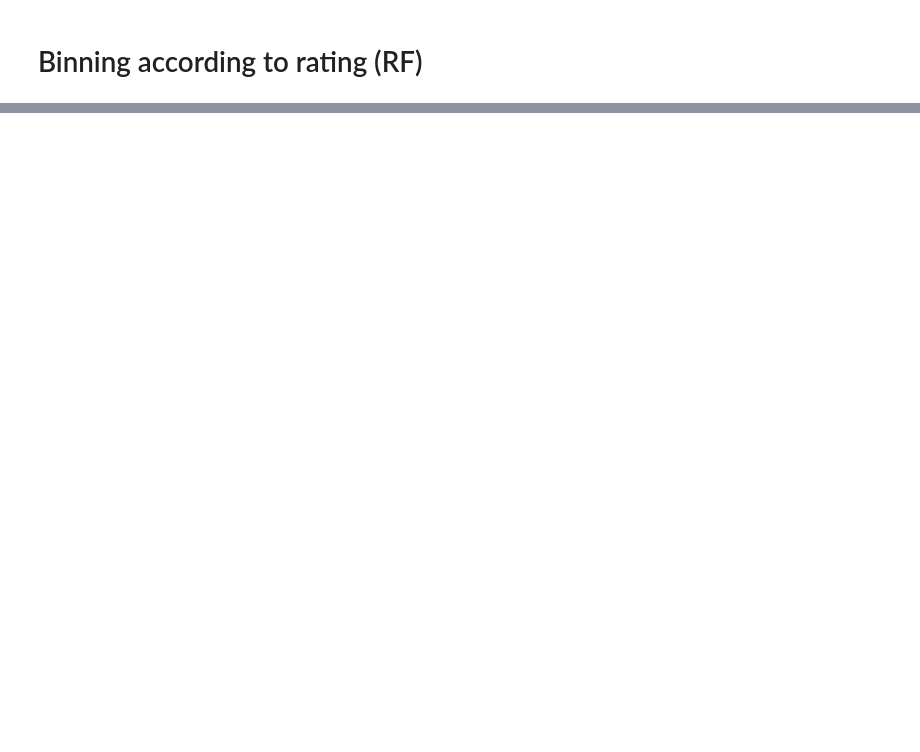
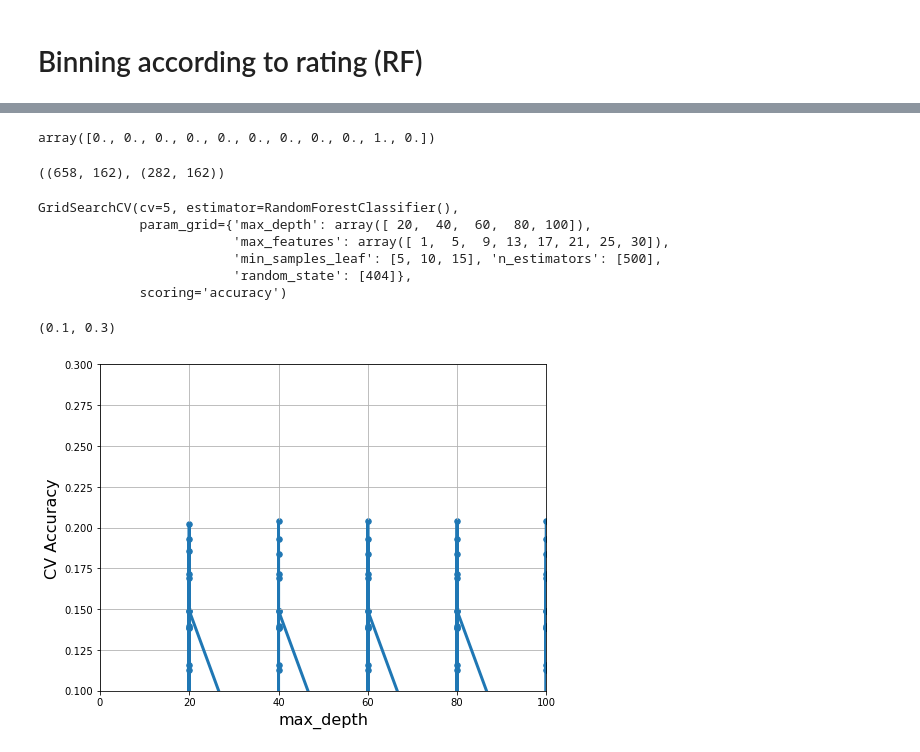
Before and after one commit to yudi-tan/ieor242-final-project, a Jupyter notebook: Random Forests.ipynb, the cells around one changed output, grey strips where cells are left out. Saved outputs shown, nothing was run; the diff lists cells and outputs as text; code cells hidden in the pictures; blank space fills up the shorter version.

Commit message:
random forest and boosting progress

```diff
--- a/Random Forests.ipynb
+++ b/Random Forests.ipynb
@@ -161,0 +164,51 @@ Accuracy: 0.597457627118644
+# %%
+def multi_bin(dataset):
+    solution = np.zeros([(len(dataset)), 11])
+    for i, j in enumerate(dataset):
+        solution[i][int(j*2)] = 1
+    return solution
+# %%
+y_multitrain = multi_bin(train['overall_ratings'].values)
+y_multitest = multi_bin(test['overall_ratings'].values)
+# %%
+y_multitrain[0]
+# %% [output]
+array([0., 0., 0., 0., 0., 0., 0., 0., 0., 1., 0.])
+# %%
+X_train_multi, X_test_multi, y_train_multi, y_test_multi = train_test_split(X_train_orig, y_multitrain,
+                                                                            test_size=0.3, random_state=404)
+X_train.shape, X_test.shape
+# %% [output]
+((658, 162), (282, 162))
+# %%
+grid_values = {'max_features': np.linspace(1,30,8, dtype='int32'),
+               'max_depth': np.linspace(20,100,5, dtype='int32'),
+               'min_samples_leaf': [5, 10, 15],
+               'n_estimators': [500],
+               'random_state': [404]}
+
+rf_multi = RandomForestClassifier()
+rf_cv_multi = GridSearchCV(rf_multi, param_grid=grid_values, scoring='accuracy', cv=5)
+rf_cv_multi.fit(X_train, y_train_multi)
+# %% [output]
+GridSearchCV(cv=5, estimator=RandomForestClassifier(),
+             param_grid={'max_depth': array([ 20,  40,  60,  80, 100]),
+                         'max_features': array([ 1,  5,  9, 13, 17, 21, 25, 30]),
+                         'min_samples_leaf': [5, 10, 15], 'n_estimators': [500],
+                         'random_state': [404]},
+             scoring='accuracy')
+# %%
+max_features = rf_cv_multi.cv_results_['param_max_depth'].data
+accuracy_scores = rf_cv_multi.cv_results_['mean_test_score']
+
+plt.figure(figsize=(8, 6))
+plt.xlabel('max_depth', fontsize=16)
+plt.ylabel('CV Accuracy', fontsize=16)
+plt.scatter(max_features, accuracy_scores, s=30)
+plt.plot(max_features, accuracy_scores, linewidth=3)
+plt.grid(True, which='both')
+plt.xlim([0, 100])
+plt.ylim([0.1, 0.3])
+# %% [output]
+(0.1, 0.3)
+[figure, added]
```
Also changed, not shown: parts of 16 cells of this notebook, 1 other file.
